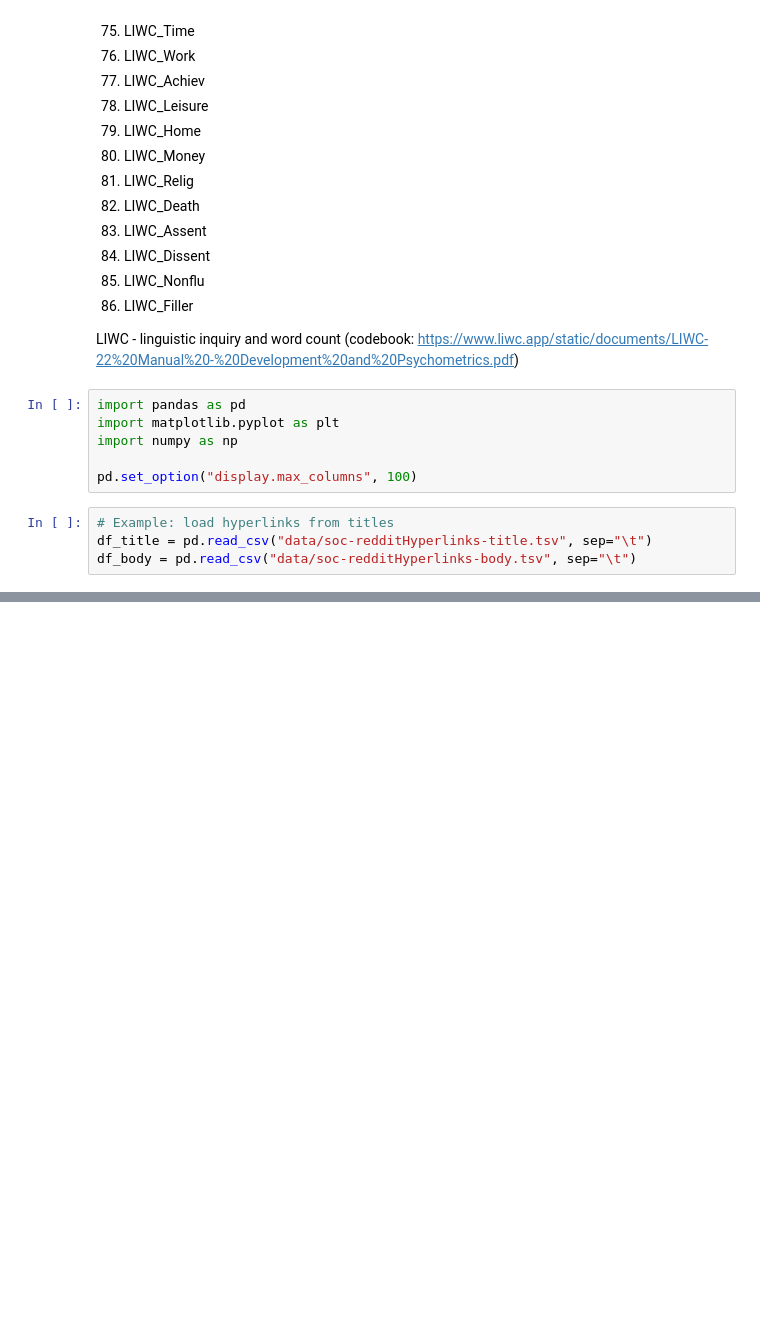
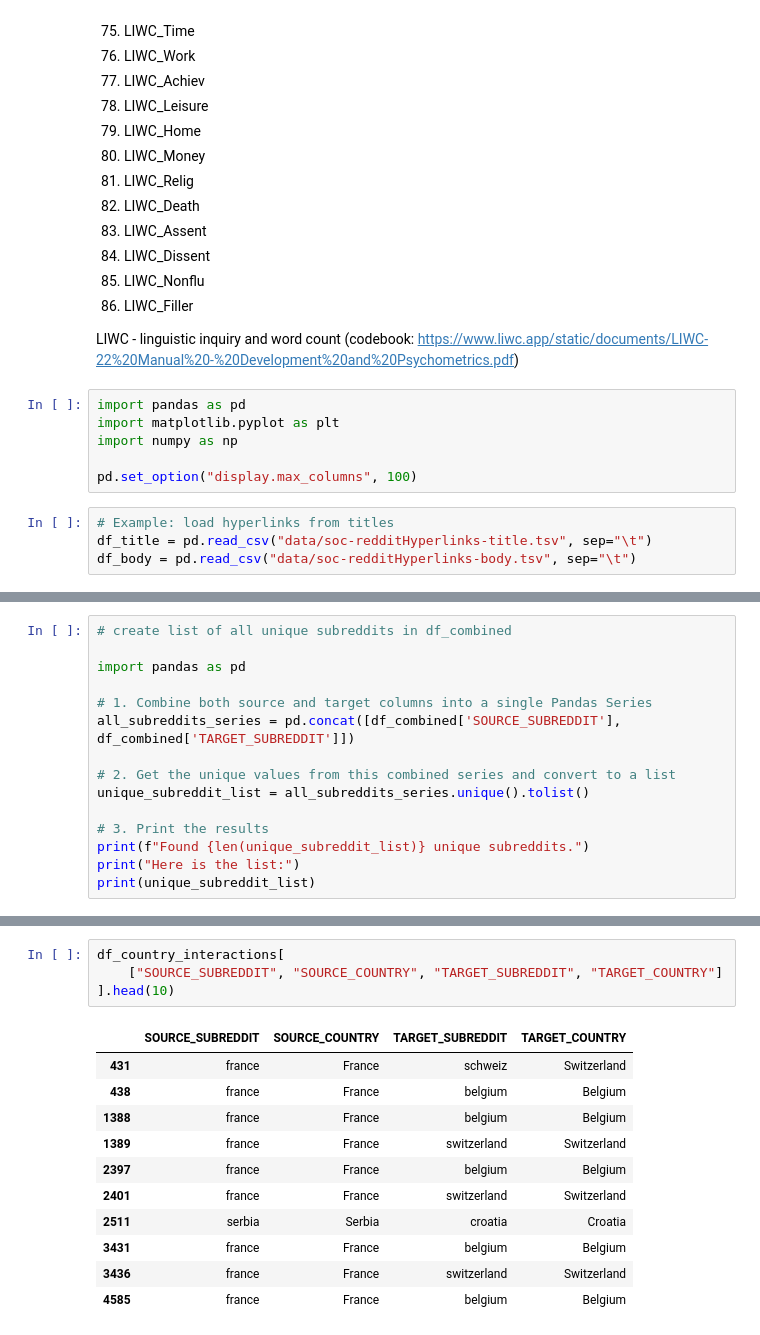
Before and after one commit to Darioliu28/ada-2025-project-djnpsgroup2025, a Jupyter notebook: proof_of_concept.ipynb, the cells around one changed output, grey strips where cells are left out. Drawn from its saved outputs; the diff is of its cells as text; blank space fills up the shorter version.

```diff
--- a/proof_of_concept.ipynb
+++ b/proof_of_concept.ipynb
@@ -1496,0 +843,15 @@ NameError: name 'df' is not defined
+# %%
+# create list of all unique subreddits in df_combined
+
+import pandas as pd
+
+# 1. Combine both source and target columns into a single Pandas Series
+all_subreddits_series = pd.concat([df_combined['SOURCE_SUBREDDIT'], df_combined['TARGET_SUBREDDIT']])
+
+# 2. Get the unique values from this combined series and convert to a list
+unique_subreddit_list = all_subreddits_series.unique().tolist()
+
+# 3. Print the results
+print(f"Found {len(unique_subreddit_list)} unique subreddits.")
+print("Here is the list:")
+print(unique_subreddit_list)
@@ -1496,0 +1233,16 @@ NameError: name 'df' is not defined
+# %%
+df_country_interactions[
+    ["SOURCE_SUBREDDIT", "SOURCE_COUNTRY", "TARGET_SUBREDDIT", "TARGET_COUNTRY"]
+].head(10)
+# %% [output]
+|  | SOURCE_SUBREDDIT | SOURCE_COUNTRY | TARGET_SUBREDDIT | TARGET_COUNTRY |
+| 431 | france | France | schweiz | Switzerland |
+| 438 | france | France | belgium | Belgium |
+| 1388 | france | France | belgium | Belgium |
+| 1389 | france | France | switzerland | Switzerland |
+| 2397 | france | France | belgium | Belgium |
+| 2401 | france | France | switzerland | Switzerland |
+| 2511 | serbia | Serbia | croatia | Croatia |
+| 3431 | france | France | belgium | Belgium |
+| 3436 | france | France | switzerland | Switzerland |
+| 4585 | france | France | belgium | Belgium |
```
Also changed, not shown: parts of 51 cells of this notebook, 6 other files.
